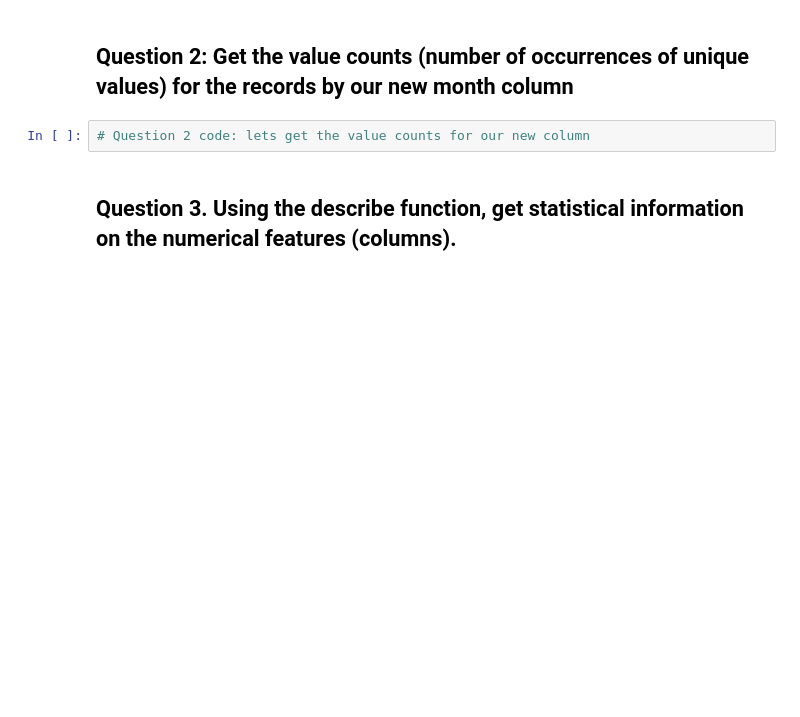
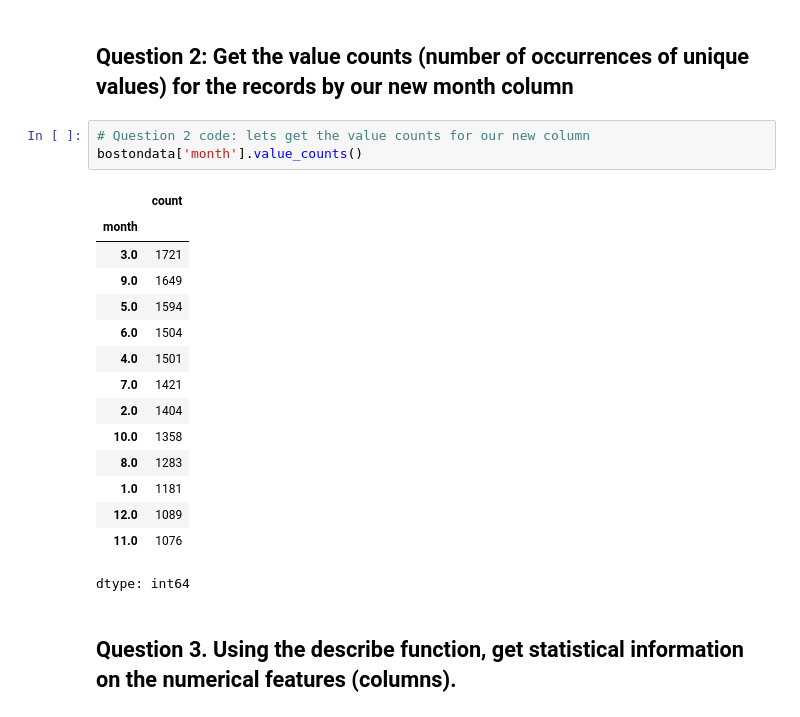
Before and after one commit to oscarno22/boston-data, a Jupyter notebook: Boston_Data_Exploration.ipynb, the cells around one changed output. Cells and saved outputs as stored; diff of their text form; blank space fills up the shorter version.

```diff
--- a/Boston_Data_Exploration.ipynb
+++ b/Boston_Data_Exploration.ipynb
@@ -41,6 +85,23 @@ bostondata.info()
 ## Question 2: Get the value counts (number of occurrences of unique values) for the records by our new month column
 # %%
 # Question 2 code: lets get the value counts for our new column
+bostondata['month'].value_counts()
+# %% [output]
+|  | count |
+| month |  |
+| 3.0 | 1721 |
+| 9.0 | 1649 |
+| 5.0 | 1594 |
+| 6.0 | 1504 |
+| 4.0 | 1501 |
+| 7.0 | 1421 |
+| 2.0 | 1404 |
+| 10.0 | 1358 |
+| 8.0 | 1283 |
+| 1.0 | 1181 |
+| 12.0 | 1089 |
+| 11.0 | 1076 |
+dtype: int64
 # %% [markdown]
 ## Question 3. Using the describe function, get statistical information on the numerical features (columns).
 # %%
```
Also changed, not shown: parts of 13 cells of this notebook.
